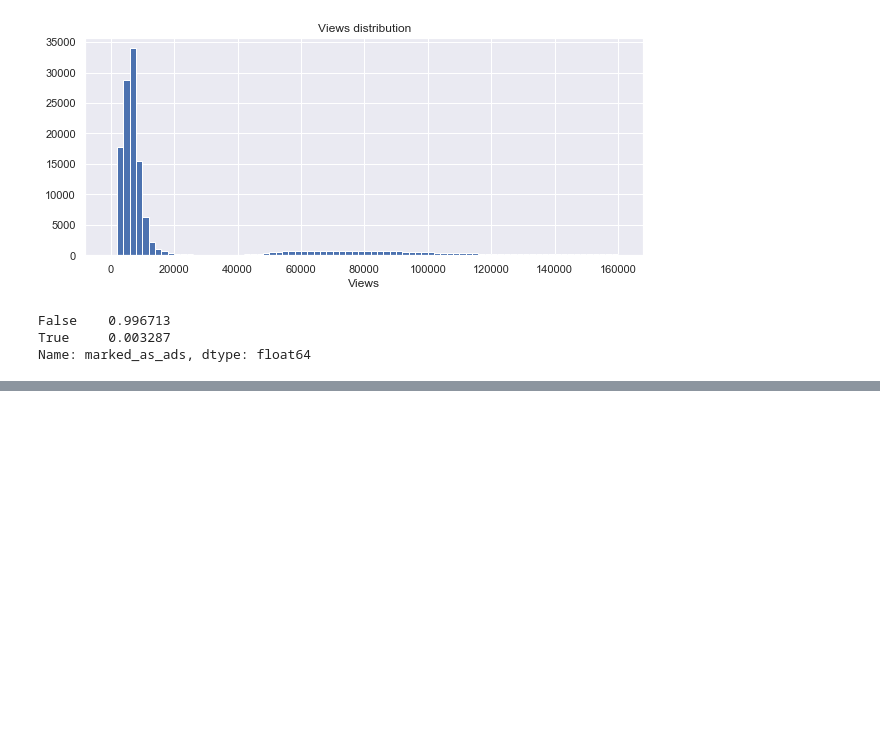
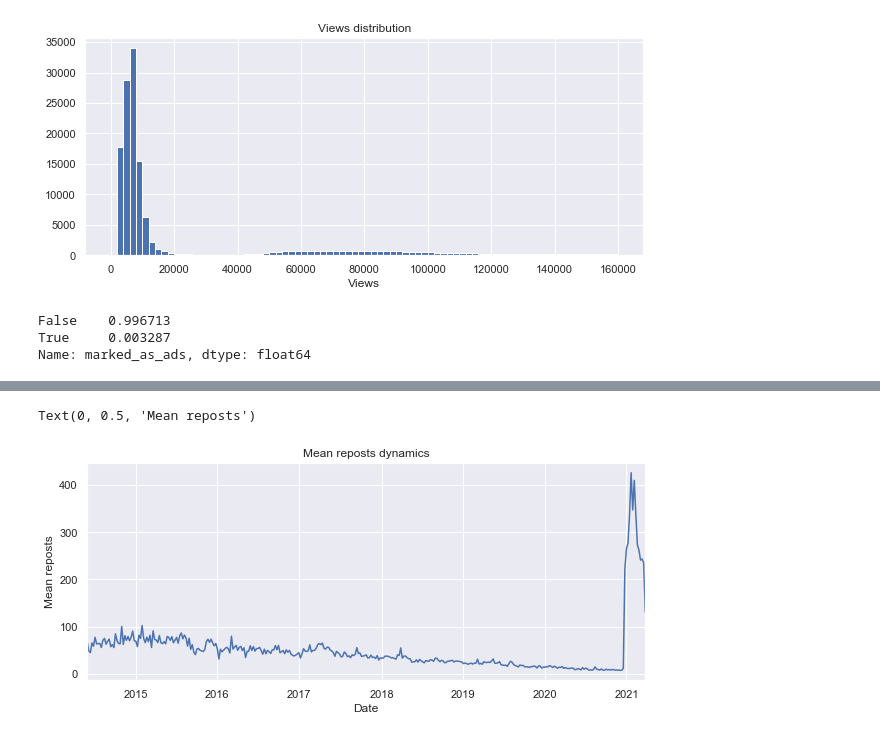
Before and after one commit to oldhroft/news-research, a Jupyter notebook: EDA.ipynb, the cells around one changed output, grey strips where cells are left out. Drawn from its saved outputs; the diff is of its cells as text; code cells hidden in the pictures; blank space fills up the shorter version.

```diff
--- a/EDA.ipynb
+++ b/EDA.ipynb
@@ -119,11 +114,11 @@ px.line(
 # %%
-reposts_dynamics = (
+(
     data.groupby(pd.Grouper(key='date', freq='w'))
         .reposts
-        .mean()['2014-06-01': ])
+        .mean()['2014-06-01': ]
+        .plot(figsize=(10, 4)))
 
-px.line(
-    x=reposts_dynamics.index, y=reposts_dynamics.values,
-    title='Mean repost number dynamics',
-    labels={"x": "Date", "y": "Mean repost number",})
+plt.title('Mean reposts dynamics')
+plt.xlabel('Date')
+plt.ylabel('Mean reposts')
 # %% [output]
@@ -131 +125,3 @@ px.line(
+Text(0, 0.5, 'Mean reposts')
+[figure, added]
 # %%
```
Also changed, not shown: parts of 11 cells of this notebook.
